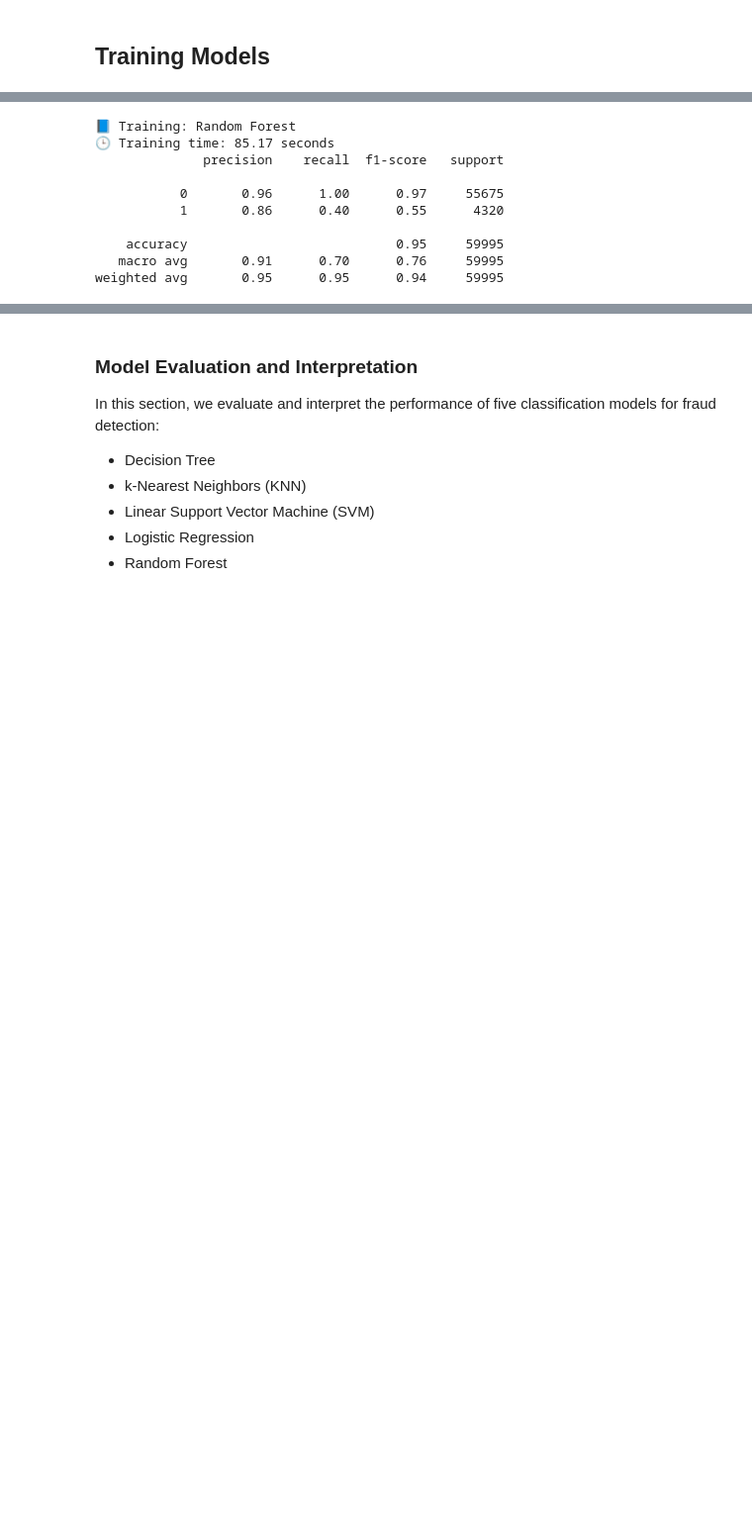
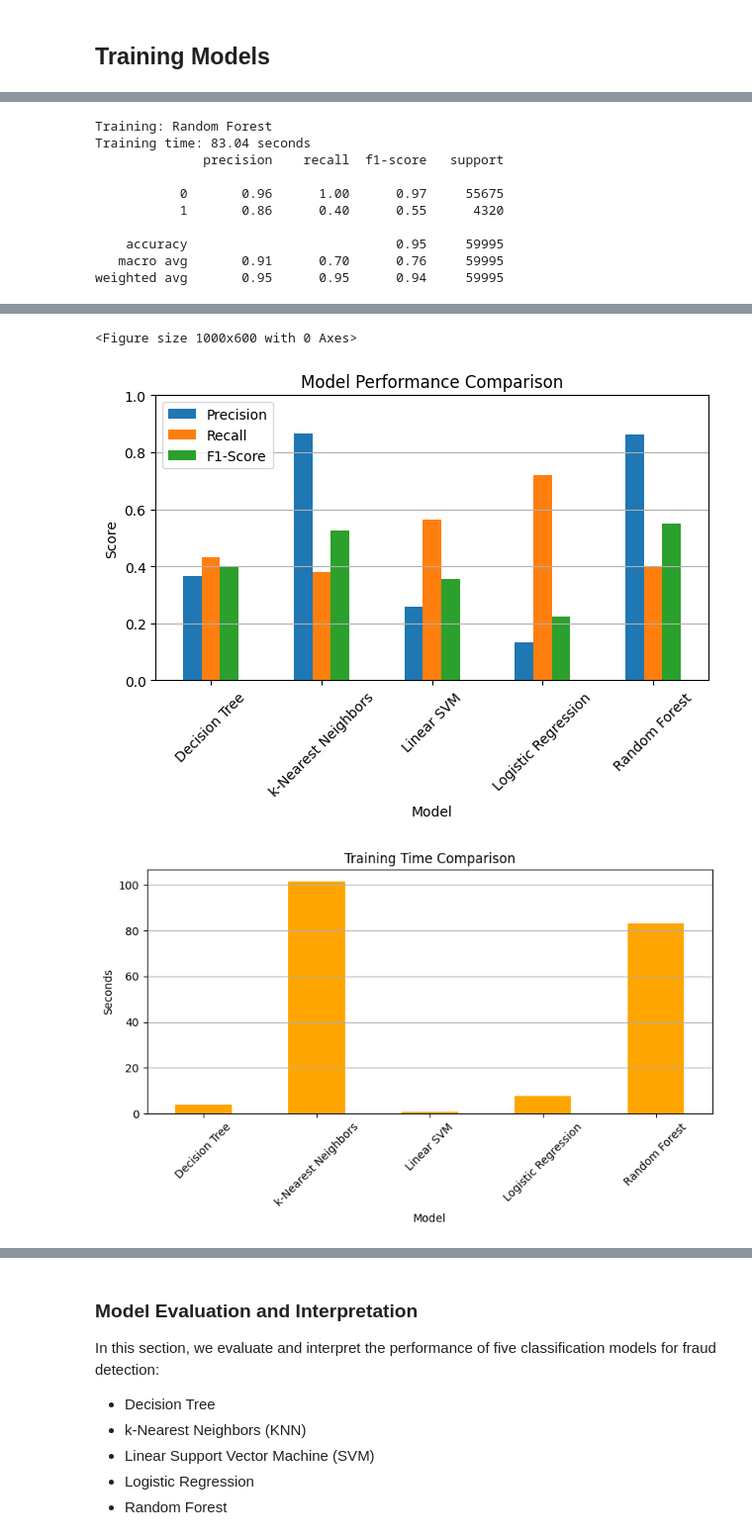
Before and after one commit to joaopcastro710/Proj_AI, a Jupyter notebook: Project 2/Proj2.ipynb, the cells around one changed output, grey strips where cells are left out. Shown at 99% size. Saved outputs shown, nothing was run; the diff lists cells and outputs as text; code cells hidden in the pictures; blank space fills up the shorter version.

```diff
--- a/Project 2/Proj2.ipynb
+++ b/Project 2/Proj2.ipynb
@@ -725,15 +729,35 @@ X_test_scaled = scaler.transform(X_test)
 from sklearn.linear_model import LogisticRegression
 from sklearn.ensemble import RandomForestClassifier
 from sklearn.svm import LinearSVC
+from sklearn.metrics import f1_score, precision_score, recall_score
+
+model_metrics = {
+    "Model": [],
+    "Precision": [],
+    "Recall": [],
+    "F1-Score": [],
+    "Training Time (s)": []
+}
 
 def train_and_evaluate(model, name):
-    print(f"\n📘 Training: {name}")
+    print(f"\nTraining: {name}")
     start_time = time.time()
     model.fit(X_train, y_train)
     y_pred = model.predict(X_test)
     end_time = time.time()
 
-    print(f"🕒 Training time: {end_time - start_time:.2f} seconds")
+    duration = end_time - start_time
+    precision = precision_score(y_test, y_pred)
+    recall = recall_score(y_test, y_pred)
+    f1 = f1_score(y_test, y_pred)
+
+    model_metrics["Model"].append(name)
+    model_metrics["Precision"].append(precision)
+    model_metrics["Recall"].append(recall)
+    model_metrics["F1-Score"].append(f1)
+    model_metrics["Training Time (s)"].append(duration)
+
+    print(f"Training time: {end_time - start_time:.2f} seconds")
     print(classification_report(y_test, y_pred))
     cm = confusion_matrix(y_test, y_pred)
     ConfusionMatrixDisplay(cm).plot()
@@ -747,4 +771,28 @@ train_and_evaluate(KNeighborsClassifier(n_neighbors=6), "k-Nearest Neighbors")
 train_and_evaluate(LinearSVC(max_iter=10000, class_weight='balanced', random_state=42), "Linear SVM")
 train_and_evaluate(LogisticRegression(max_iter=1000, class_weight='balanced', random_state=42), "Logistic Regression")
 train_and_evaluate(RandomForestClassifier(n_estimators=150, random_state=42), "Random Forest")
+
+
+metrics_df = pd.DataFrame(model_metrics)
+
+# Plot precision, recall, f1-score
+plt.figure(figsize=(10, 6))
+metrics_df.set_index("Model")[["Precision", "Recall", "F1-Score"]].plot(kind='bar')
+plt.title("Model Performance Comparison")
+plt.ylabel("Score")
+plt.ylim(0, 1)
+plt.grid(axis='y')
+plt.xticks(rotation=45)
+plt.tight_layout()
+plt.show()
+
+# Plot training time
+plt.figure(figsize=(8, 5))
+metrics_df.set_index("Model")["Training Time (s)"].plot(kind='bar', color='orange')
+plt.title("Training Time Comparison")
+plt.ylabel("Seconds")
+plt.grid(axis='y')
+plt.xticks(rotation=45)
+plt.tight_layout()
+plt.show()
 # %% [output]
@@ -786,20 +834,23 @@ weighted avg       0.91      0.85      0.88     59995
               precision    recall  f1-score   support
 
            0       0.97      0.63      0.77     55675
            1       0.13      0.72      0.22      4320
 
     accuracy                           0.64     59995
    macro avg       0.55      0.68      0.50     59995
 weighted avg       0.91      0.64      0.73     59995
 [figure]
-📘 Training: Random Forest
-🕒 Training time: 85.17 seconds
+Training: Random Forest
+Training time: 83.04 seconds
               precision    recall  f1-score   support
 
            0       0.96      1.00      0.97     55675
            1       0.86      0.40      0.55      4320
 
     accuracy                           0.95     59995
    macro avg       0.91      0.70      0.76     59995
 weighted avg       0.95      0.95      0.94     59995
 [figure]
+<Figure size 1000x600 with 0 Axes>
+[figure, added]
+[figure, added]
```
Also changed, not shown: parts of 10 cells of this notebook.
